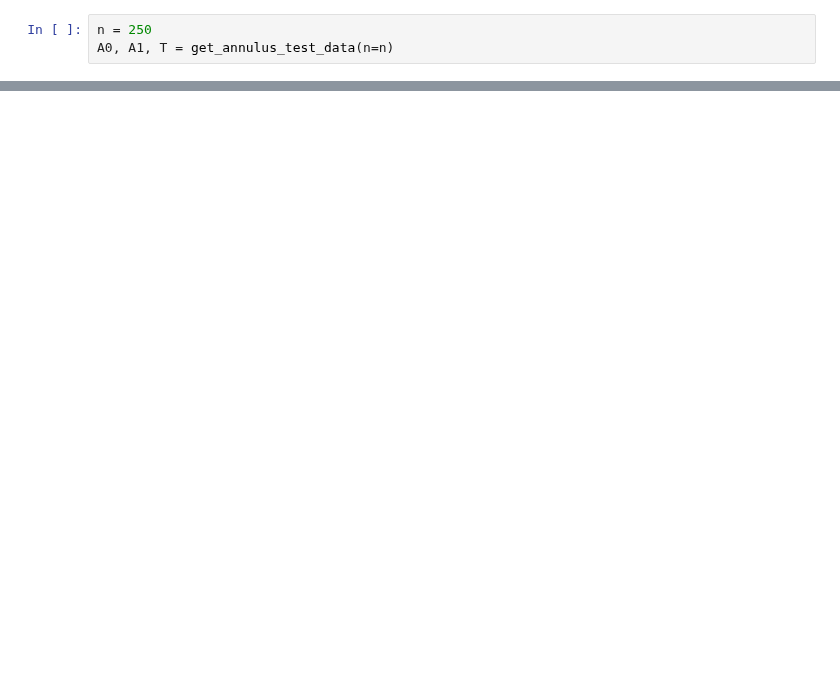
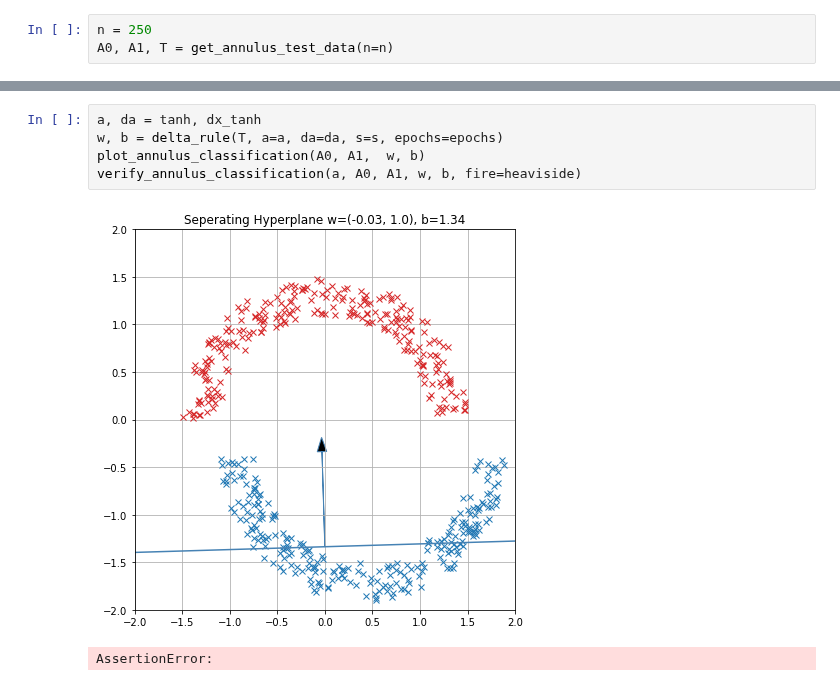
Before and after one commit to apefind/math, a Jupyter notebook: notebook/neural_network/delta_rule.ipynb, the cells around one changed output, grey strips where cells are left out. Saved outputs shown, nothing was run; the diff lists cells and outputs as text; blank space fills up the shorter version.

```diff
--- a/notebook/neural_network/delta_rule.ipynb
+++ b/notebook/neural_network/delta_rule.ipynb
@@ -293,0 +296,8 @@ plot_annulus_classification(A0, A1, normed(w), b / norm(w))
+# %%
+a, da = tanh, dx_tanh
+w, b = delta_rule(T, a=a, da=da, s=s, epochs=epochs)
+plot_annulus_classification(A0, A1,  w, b)
+verify_annulus_classification(a, A0, A1, w, b, fire=heaviside)
+# %% [output]
+[figure, added]
+AssertionError:
```
Also changed, not shown: parts of 15 cells of this notebook.
